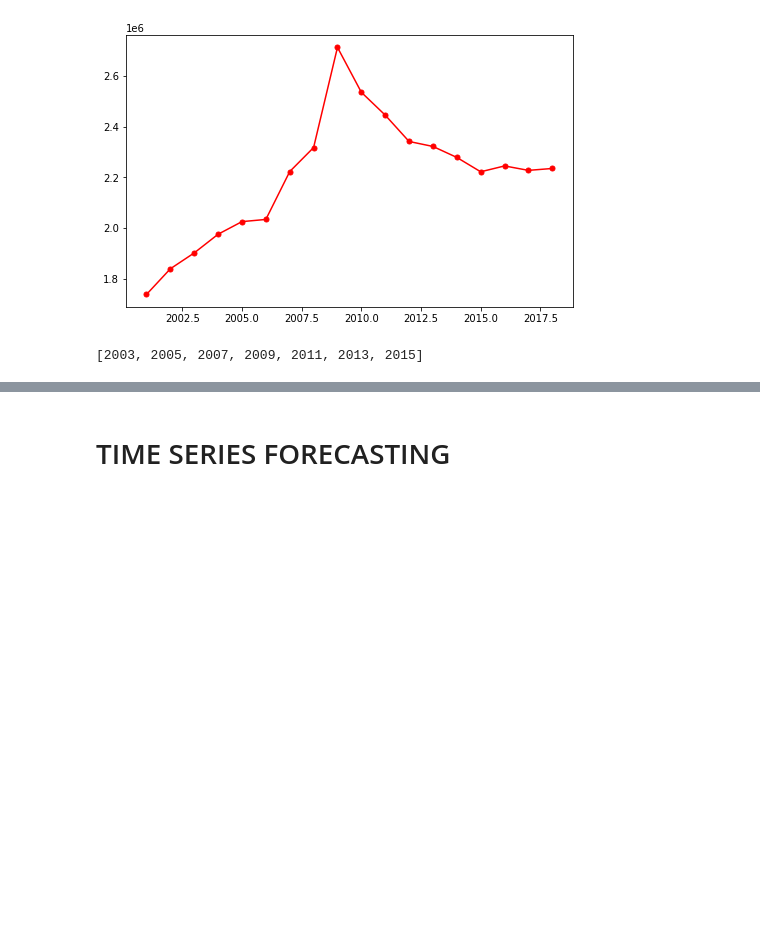
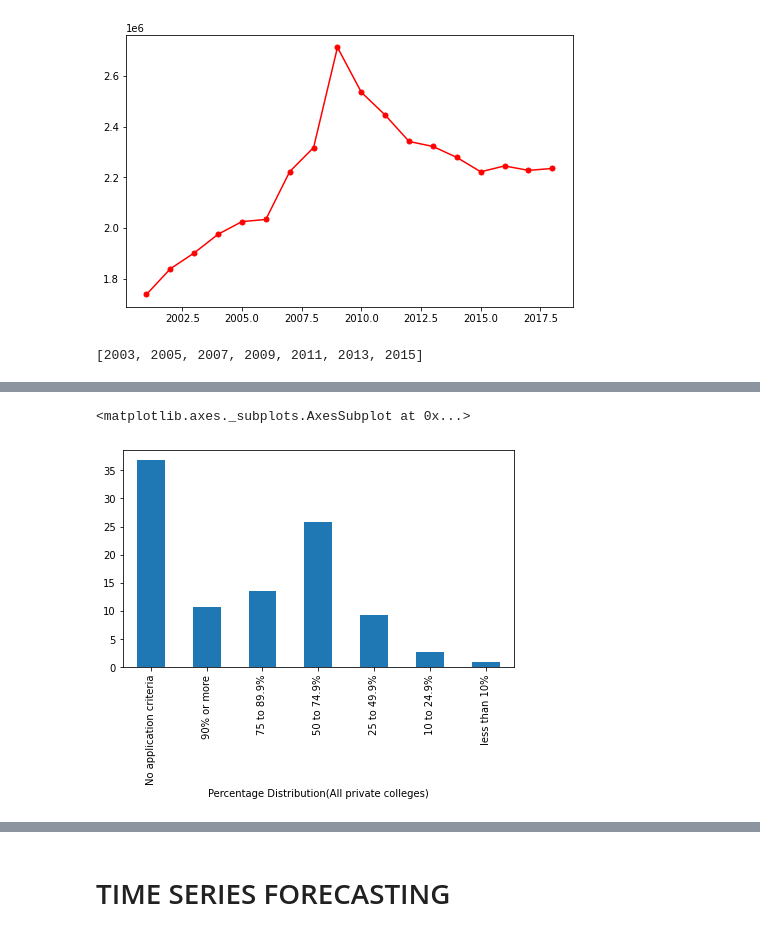
Before and after one commit to Vineet2107/HSO201_CourseProject, a Jupyter notebook: HSO_Arush.ipynb, the cells around one changed output, grey strips where cells are left out. Saved outputs shown, nothing was run; the diff lists cells and outputs as text; code cells hidden in the pictures; blank space fills up the shorter version.

```diff
--- a/HSO_Arush.ipynb
+++ b/HSO_Arush.ipynb
@@ -583,0 +635,7 @@ df
+# %%
+df10 = df1[df1.columns[6]]
+df10 = df10.astype('float')
+df10.plot(kind = 'bar', xlabel = 'Percentage Distribution(All private colleges)', figsize = (7,4))
+# %% [output]
+<matplotlib.axes._subplots.AxesSubplot at 0x...>
+[figure, added]
```
Also changed, not shown: parts of 7 cells of this notebook.
